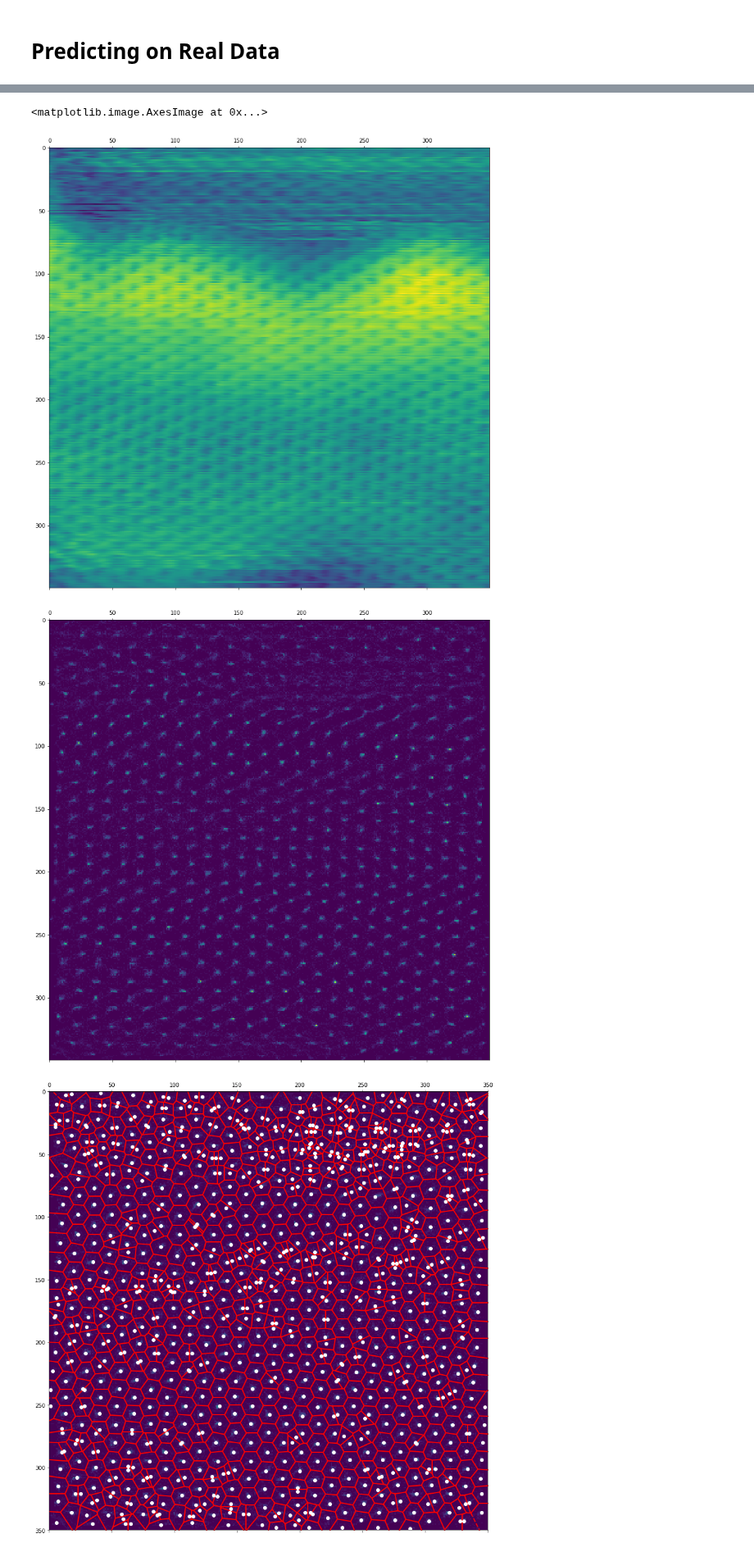
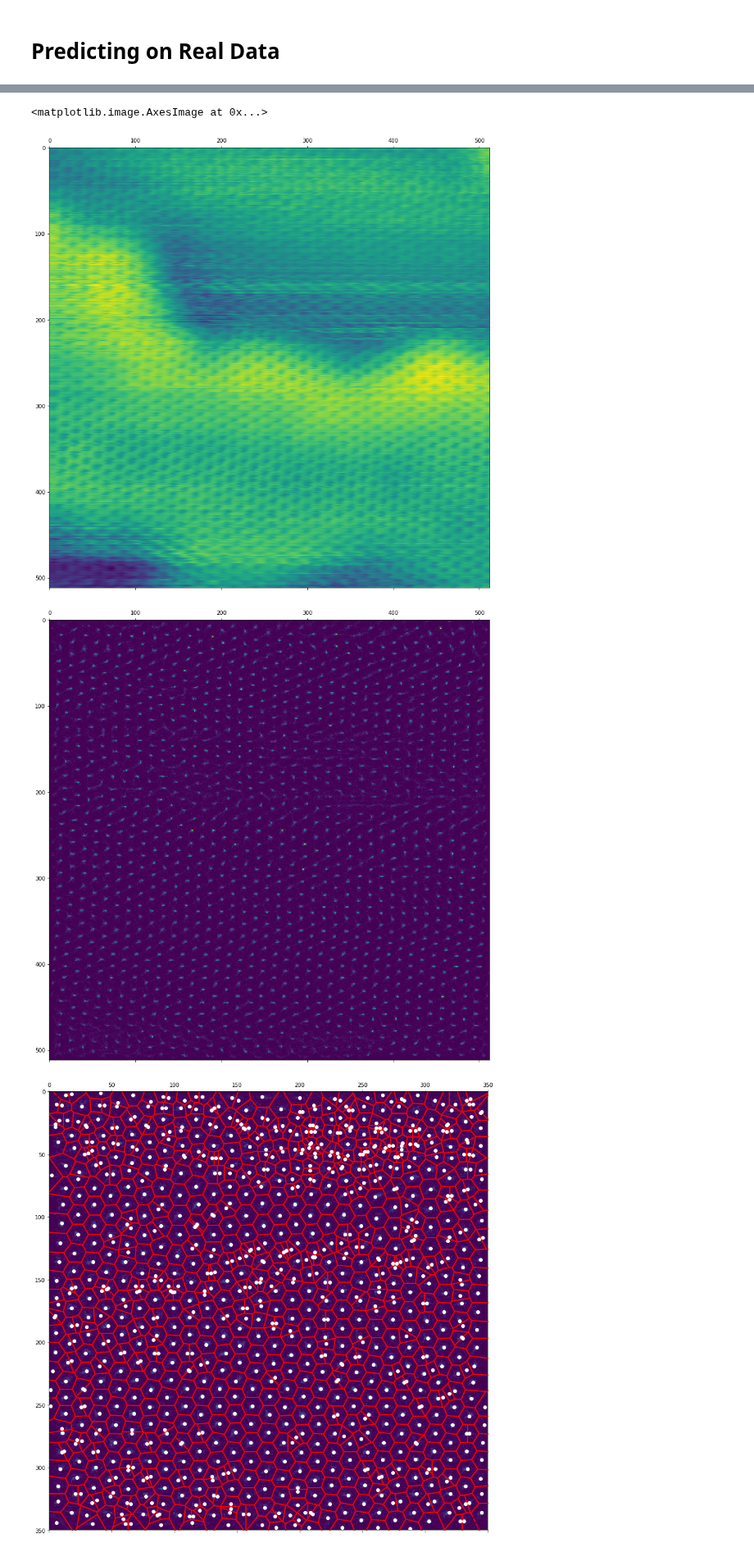
Before and after one commit to DanielMGlazer/HexogonalMLProject, a Jupyter notebook: Image predictions.ipynb, the cells around one changed output, grey strips where cells are left out. Shown at 82% size. Saved outputs shown, nothing was run; the diff lists cells and outputs as text; code cells hidden in the pictures.

```diff
--- a/Image predictions.ipynb
+++ b/Image predictions.ipynb
@@ -604,7 +606,7 @@ ax.matshow(magnitude_spectrum,cmap='viridis')
 # fshift[~masklat]=0
 
 mask1=create_circular_mask(fshift.shape[1],fshift.shape[0],radius=60)
-mask2=create_donut_mask(fshift.shape[1],fshift.shape[0],outer_radius=15,inner_radius=10)
+mask2=create_donut_mask(fshift.shape[1],fshift.shape[0],outer_radius=30,inner_radius=10)
 fshift[~mask1]=0
 fshift[~mask2]=0
 
@@ -750,9 +752,9 @@ def get_xy(arr):
 # coords=np.load('Graphene159_64to128_handlabels.npy')
 # x,y=get_xy(coords)
 # x-=2
-fig = plt.figure(figsize = (8, 8))
-ax = plt.subplot(1,1,1)
-ax.matshow(stm,cmap='gray')
+# fig = plt.figure(figsize = (8, 8))
+# ax = plt.subplot(1,1,1)
+# ax.matshow(stm,cmap='gray')
 #ax.axis('off')
 # plt.xlim(64,128)
 # plt.ylim(128,64)
@@ -771,9 +773,9 @@ ax.matshow(stm,cmap='gray')
 #     return coords
 #cid = fig.canvas.mpl_connect('button_press_event', onclick)
 
-plot_slices()
-plt.xticks(range(stm.shape[0]-step+1)[::step],range((stm.shape[0])//step))
-plt.yticks(range(stm.shape[1]-step+1)[::step],range((stm.shape[1])//step))
+# plot_slices()
+# plt.xticks(range(stm.shape[0]-step+1)[::step],range((stm.shape[0])//step))
+# plt.yticks(range(stm.shape[1]-step+1)[::step],range((stm.shape[1])//step))
 
 ## Variable to assign average bond length if it is a parameter in the given model
 ## Placed here such that relevant plots are available
@@ -782,11 +784,11 @@ plt.yticks(range(stm.shape[1]-step+1)[::step],range((stm.shape[1])//step))
 #%matplotlib notebook
 
 #plot_3d(stm_slice[3,3])
-data=stm_slice_back[3,3]
-data -= np.mean(data)
-data_max=np.max(data)
-data /= data_max
-plot_3d(data)
+# data=stm_slice_back[3,3]
+# data -= np.mean(data)
+# data_max=np.max(data)
+# data /= data_max
+# plot_3d(data)
 
 # fig = plt.figure(figsize = (8, 8))
 # ax = plt.subplot(1,1,1)
@@ -956,3 +1012,20 @@ FileNotFoundError: [Errno 2] No such file or directory: 'Prediction_Plots\\run9_
+# %%
+#EXPERIMENTAL: Predicts whole image at once. Saves predictions in a 2D array
+#from my_classes import RealDataGenerator
+
+model_name="run9_8"
+prediction_arr_dir=os.path.join('Prediction_Plots',model_name +" STM tests arrays")
+#os.makedirs(prediction_arr_dir)
+num_labels=2
+
+predictions=np.empty((stm_slice_back.shape[1],stm_slice_back.shape[0],num_labels))
+
+for y in notebook.tqdm(range(stm_slice_back.shape[1])):
+    prediction_generator=RealDataGenerator(stm_slice_back,y,stm_slice_back.shape[0])
+    prediction=model.predict(prediction_generator)
+    predictions[y]=prediction
+
+np.save(os.path.join(prediction_arr_dir,"MoC2_886_fullimage.npy"),predictions)
 # %%
 #Splits saved predictions up into points
 
@@ -996,7 +1069,7 @@ flat_neighbor3_atoms=neighbor3_atoms.reshape(-1,neighbor3_atoms.shape[-1])
 
 model_name="run9_8"
 prediction_arr_dir=os.path.join('Prediction_Plots',model_name +" STM tests arrays")
-predictions=np.load(os.path.join(prediction_arr_dir,"MoC2_886.npy"))
+predictions=np.load(os.path.join(prediction_arr_dir,"MoC2_886_fullimage.npy"))
 
 size=25
 step=1
@@ -1027,7 +1100,7 @@ flat_center_atoms=center_atoms.reshape(-1,center_atoms.shape[-1])
 def plot_points_arr(arr,color):
     x=np.take(arr,0,axis=1)
     y=np.take(arr,1,axis=1)
-    plt.plot(x,y,'o',color=color)
+    plt.plot(x,y,'o',color=color,alpha=0.1)
 
 #histogram methods. Either returns the histogram array or plots the histogram
 def make_hist_arr(arr,bins):
@@ -1081,35 +1154,35 @@ ax = plt.subplot(1,1,1)
 ax.matshow(stm,cmap='viridis')
 
 #plot_points_arr(flat_center_atoms[::],'black')
 #plot_hist_arr(flat_center_atoms,0.5)
 #plot_points_arr(vor.vertices,'black')
 
 #plt.xlim(0,256)
 #plt.ylim(256,0)
 
 # plot_step=82
 # plot_points_arr(flat_center_atoms[::plot_step],'black')
 # plot_points_arr(flat_neighbor1_atoms[::plot_step],'red')
 # plot_points_arr(flat_neighbor2_atoms[::plot_step],'green')
 # plot_points_arr(flat_neighbor3_atoms[::plot_step],'blue')
 
 
 # averaged_points_c=recursive_group(flat_center_atoms,[6,2])
 # x_c,y_c=get_xy(averaged_points_c)
 # plt.plot(x_c,y_c,'o',color='black')
 
 hist_arr=make_hist_arr(flat_center_atoms,stm.shape[0])
 
 fig = plt.figure(figsize = (15, 15))
 ax = plt.subplot(1,1,1)
 ax.matshow(np.transpose(hist_arr),cmap='viridis', alpha=1)
 # plot_hist_arr(flat_center_atoms,1)
 
 #plt.savefig(os.path.join(prediction_arr_dir,"Graphene-SiC_160_1step_20size_fftdonut35_26_1_hist"))
 # %% [output]
 <matplotlib.image.AxesImage at 0x...>
-[figure, old version]
+[figure, new version]
-[figure, old version]
+[figure, new version]
 # %%
 #Cell for making Voronoi diagram.
 # Finds all the local maxima in the image, different from above detect_local_maxima method. These maxima are then used
```
Also changed, not shown: parts of 7 cells of this notebook, 7 other files.
